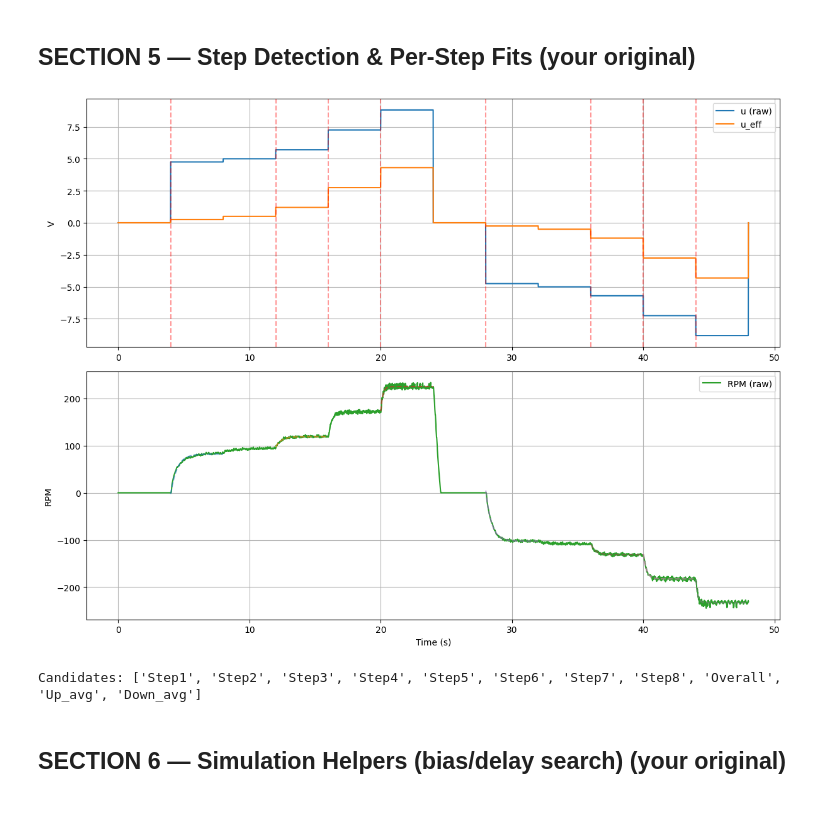
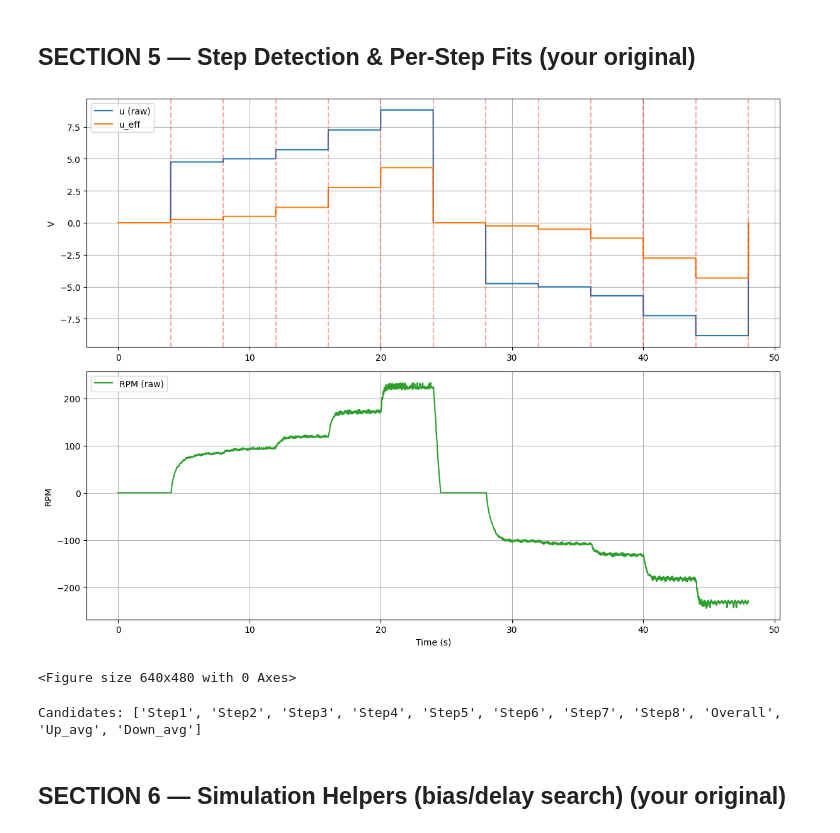
Before and after one commit to Piyushiitk24/dc-motor-signed-bias-deadzone-id-control, a Jupyter notebook: DC_Motor_ID_SignedBias_DeadZone_IMCPI.ipynb, the cells around one changed output. Saved outputs shown, nothing was run; the diff lists cells and outputs as text; code cells hidden in the pictures.

```diff
--- a/DC_Motor_ID_SignedBias_DeadZone_IMCPI.ipynb
+++ b/DC_Motor_ID_SignedBias_DeadZone_IMCPI.ipynb
@@ -211,24 +211,20 @@ Loaded main run and preprocessed.
 # %% [markdown]
 ## SECTION 5 — Step Detection & Per-Step Fits (your original)
 # %%
-# --- SECTION 5: Step detection & per-step FO fits ---
-
-# detect steps on raw voltage
 thrV = max(0.2, 4.0 * stats.median_abs_deviation(np.diff(df["voltage"].values), scale='normal'))
 changes = [0] + [i for i in range(1, len(df))
                  if abs(df["voltage"].iloc[i] - df["voltage"].iloc[i-1]) >= thrV] + [len(df)]
 
-MIN_DV      = 0.5           # min raw Δu [V]
-MIN_DWELLN  = int(2.0 / Ts) # min dwell samples
+MIN_DV      = 0.5
+MIN_DWELLN  = int(2.0 / Ts)
 
-# tiny helpers
-def step_model(t, dy, tau):         # 1st order step
+def step_model(t, dy, tau):
     return dy * (1.0 - np.exp(-t / tau))
 
-def compute_mae(y_true, y_pred):    # mean abs error
+def compute_mae(y_true, y_pred):
     return float(np.mean(np.abs(y_true - y_pred)))
 
-def _savgol_len(n, prefer):         # safe odd window
+def _savgol_len(n, prefer):
     w = min(prefer, n if (n % 2 == 1) else (n - 1))
     if w < 5: w = 5
     if w % 2 == 0: w += 1
@@ -236,12 +232,16 @@ def _savgol_len(n, prefer):         # safe odd window
 
 step_results = []
 
-# quick visual
+# quick visual incl. steps (full run)
 fig, (ax1, ax2) = plt.subplots(2, 1, figsize=(12, 9))
-ax1.plot(df['time'], df['voltage'], label='u (raw)'); ax1.plot(df['time'], df['u_eff'], label='u_eff')
-ax1.set_ylabel('V'); ax1.grid(True); ax1.legend()
+ax1.plot(df['time'], df['voltage'], label='u (raw)')
+ax1.plot(df['time'], df['u_eff'],   label='u_eff')
+for k in range(1, len(changes)-1):
+    ax1.axvline(df['time'].iloc[changes[k]], color='r', ls='--', alpha=0.35)
+ax1.set_ylabel('V'); ax1.grid(True); ax1.legend(loc='upper left')
 ax2.plot(df['time'], y_raw, label='RPM (raw)', color='tab:green')
-ax2.set_xlabel('Time (s)'); ax2.set_ylabel('RPM'); ax2.grid(True); ax2.legend()
+ax2.set_xlabel('Time (s)'); ax2.set_ylabel('RPM'); ax2.grid(True); ax2.legend(loc='upper left')
+plt.tight_layout(); plt.show()
 
 prev_u = df['voltage'].iloc[0]
 for seg in range(len(changes) - 1):
@@ -250,10 +250,10 @@ for seg in range(len(changes) - 1):
     if s > e: continue
 
     seg_df   = df.iloc[s:e+1].copy()
-    t0       = seg_df['time'].iloc[0]
+    t0       = float(seg_df['time'].iloc[0])
     t_seg    = seg_df['time'] - t0
-    u_after  = seg_df['voltage'].iloc[0]
-    u_before = prev_u
+    u_after  = float(seg_df['voltage'].iloc[0])
+    u_before = float(prev_u)
     du_raw   = u_after - u_before
 
     if len(seg_df) < MIN_DWELLN: prev_u = u_after; continue
@@ -288,61 +288,56 @@ for seg in range(len(changes) - 1):
 
         step_results.append({
             'step_num': len(step_results) + 1,
-            'start_time': float(t0),
-            'start_idx': int(s), 'end_idx': int(e),
-            'u_before': float(u_before), 'u_after': float(u_after),
-            'delta_u': float(du_raw), 'delta_u_eff': float(du_eff),
-            'y0': float(y0), 'y_ss': float(yss),
-            'delta_y_fit': float(dy_fit), 'K': float(K_fit), 'tau': float(tau_fit),
-            'mae_rpm': float(mae),
+            'start_time': t0, 'start_idx': int(s), 'end_idx': int(e),
+            'u_before': u_before, 'u_after': u_after,
+            'delta_u': du_raw, 'delta_u_eff': float(du_eff),
+            'y0': y0, 'y_ss': yss,
+            'delta_y_fit': dy_fit, 'K': float(K_fit), 'tau': tau_fit,
+            'mae_rpm': mae,
             'direction': seg_df['direction'].iloc[0] if 'direction' in seg_df.columns else 'up',
             'window_len': int(win_len)
         })
 
-        # overlay fitted curve (optional)
         tt = np.linspace(0, t_seg.iloc[-1], 200)
         ax2.plot(t0 + tt, y0 + step_model(tt, dy_fit, tau_fit), '--', alpha=0.6)
-        ax1.axvline(t0, color='r', ls='--', alpha=0.4)
 
     except Exception:
         pass
 
     prev_u = u_after
 
 plt.tight_layout(); plt.show()
 assert step_results, "No valid steps found."
 
-# aggregate candidates
 valid = [r for r in step_results if not np.isnan(r['K'])]
 K_all   = [r['K'] for r in valid]
 tau_all = [r['tau'] for r in valid]
 overall_K, overall_tau = float(np.mean(K_all)), float(np.mean(tau_all))
 
 def _dir(r):
     return (r['direction'].strip().lower() if isinstance(r['direction'], str)
             else ('up' if r['direction']>0 else 'down'))
 
 up   = [r for r in valid if _dir(r)=='up']
 down = [r for r in valid if _dir(r)=='down']
-
 up_K   = float(np.mean([r['K'] for r in up]))   if up else np.nan
 up_tau = float(np.mean([r['tau'] for r in up])) if up else np.nan
 dn_K   = float(np.mean([r['K'] for r in down])) if down else np.nan
 dn_tau = float(np.mean([r['tau'] for r in down])) if down else np.nan
 
-# save per-step table
+# Save per-step table for reference
 pd.DataFrame(step_results).to_csv(f'{OUT_DIR}/step_fits.csv', index=False)
 
-# build candidates
+# Build candidates
 candidates = [{'name': f"Step{r['step_num']}", 'K': r['K'], 'tau': r['tau']} for r in valid]
 candidates += [{'name':'Overall','K':overall_K,'tau':overall_tau}]
 if not np.isnan(up_K):   candidates += [{'name':'Up_avg','K':up_K,'tau':up_tau}]
 if not np.isnan(dn_K):   candidates += [{'name':'Down_avg','K':dn_K,'tau':dn_tau}]
-
 print("Candidates:", [c['name'] for c in candidates])
 # %% [output]
-[figure, old version]
+[figure, new version]
-Candidates: ['Step1', 'Step2', 'Step3', 'Step4', 'Step5', 'Step6', 'Step7', 'Step8', 'Overall', 'Up_avg', 'Down_avg']
+<Figure size 640x480 with 0 Axes>
+Candidates: ['Step1', 'Step2', 'Step3', 'Step4', 'Step5', 'Step6', 'Step7', 'Step8', 'Overall', 'Up_avg', 'Down_avg']
 # %% [markdown]
 ## SECTION 6 — Simulation Helpers (bias/delay search) (your original)
 # %%
```
Also changed, not shown: parts of 13 cells of this notebook.
